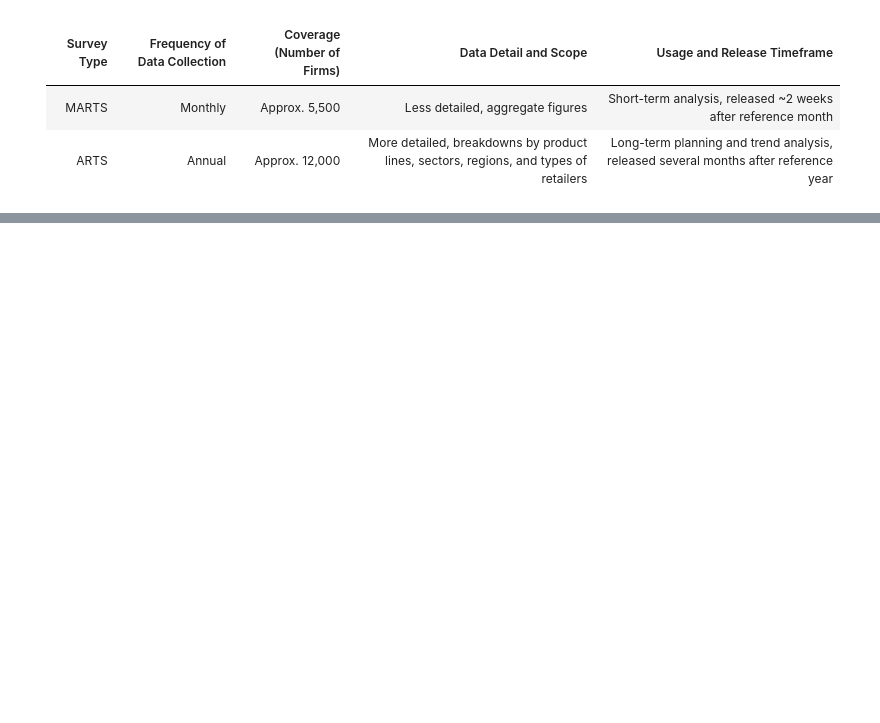
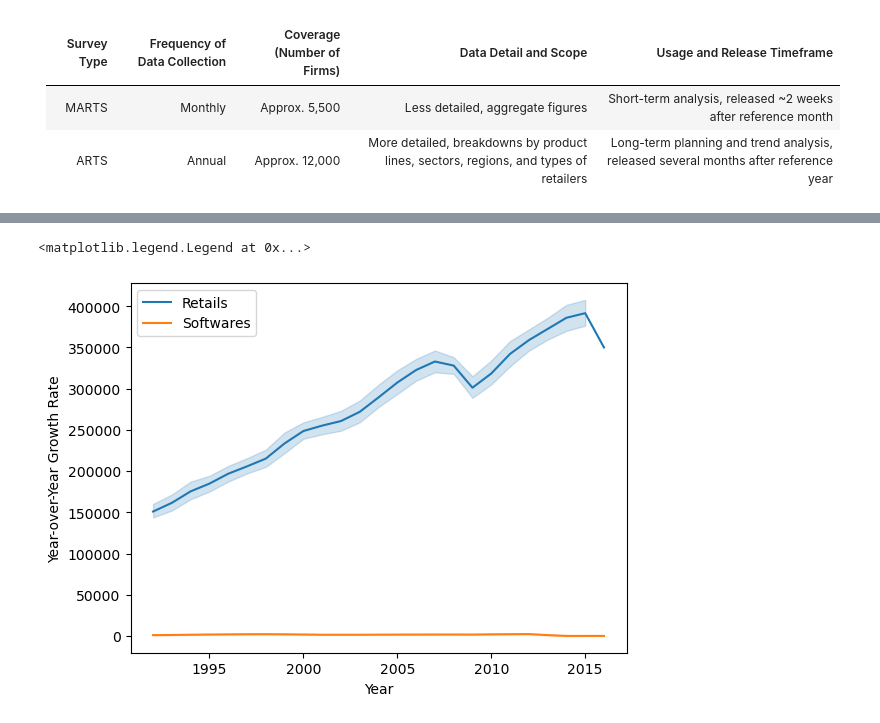
Before and after one commit to joharkhan99/Data-Science-Internship, a Jupyter notebook: Week2/Day4/AB_Testing_and_Scraping.ipynb, the cells around one changed output, grey strips where cells are left out. Cells and saved outputs as stored; diff of their text form; code cells hidden in the pictures; blank space fills up the shorter version.

```diff
--- a/Week2/Day4/AB_Testing_and_Scraping.ipynb
+++ b/Week2/Day4/AB_Testing_and_Scraping.ipynb
@@ -437,0 +480,10 @@ plt.legend()
+# %%
+sns.lineplot(data=RetailDF, x=RetailDF['time.year'], y=RetailDF['data.sales.retail trade'], label='Retails')
+sns.lineplot(data=RetailDF, x=RetailDF['time.year'], y=RetailDF['data.sales.computer and software stores'], label='Softwares')
+
+plt.xlabel("Year")
+plt.ylabel("Year-over-Year Growth Rate")
+plt.legend()
+# %% [output]
+<matplotlib.legend.Legend at 0x...>
+[figure, added]
```
Also changed, not shown: parts of 10 cells of this notebook.
